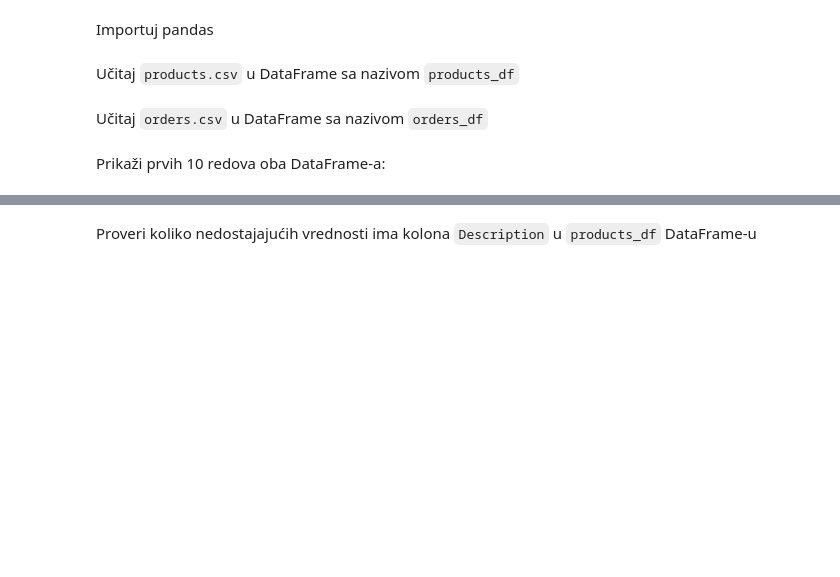
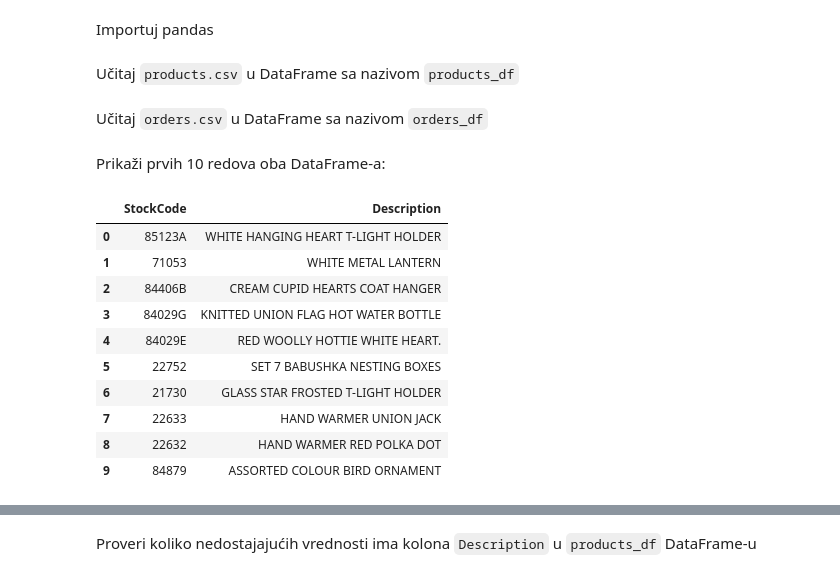
Before and after one commit to TLazarevic/data-analysis-lab, a Jupyter notebook: zadaci.ipynb, the cells around one changed output, grey strips where cells are left out. Cells and saved outputs as stored; diff of their text form; code cells hidden in the pictures; blank space fills up the shorter version.

````diff
--- a/zadaci.ipynb
+++ b/zadaci.ipynb
@@ -11,4 +13,6 @@ Importuj pandas
 # %% [markdown]
 Učitaj ```products.csv``` u DataFrame sa nazivom ```products_df```
+# %%
+products_df = pd.read_csv("data/products.csv")
 # %% [markdown]
 Učitaj ```orders.csv``` u DataFrame sa nazivom ```orders_df```
@@ -15,2 +21,16 @@
 # %% [markdown]
 Prikaži prvih 10 redova oba DataFrame-a:
+# %%
+products_df.head(10)
+# %% [output]
+|  | StockCode | Description |
+| 0 | 85123A | WHITE HANGING HEART T-LIGHT HOLDER |
+| 1 | 71053 | WHITE METAL LANTERN |
+| 2 | 84406B | CREAM CUPID HEARTS COAT HANGER |
+| 3 | 84029G | KNITTED UNION FLAG HOT WATER BOTTLE |
+| 4 | 84029E | RED WOOLLY HOTTIE WHITE HEART. |
+| 5 | 22752 | SET 7 BABUSHKA NESTING BOXES |
+| 6 | 21730 | GLASS STAR FROSTED T-LIGHT HOLDER |
+| 7 | 22633 | HAND WARMER UNION JACK |
+| 8 | 22632 | HAND WARMER RED POLKA DOT |
+| 9 | 84879 | ASSORTED COLOUR BIRD ORNAMENT |
````
Also changed, not shown: parts of 11 cells of this notebook, 1 other file.
